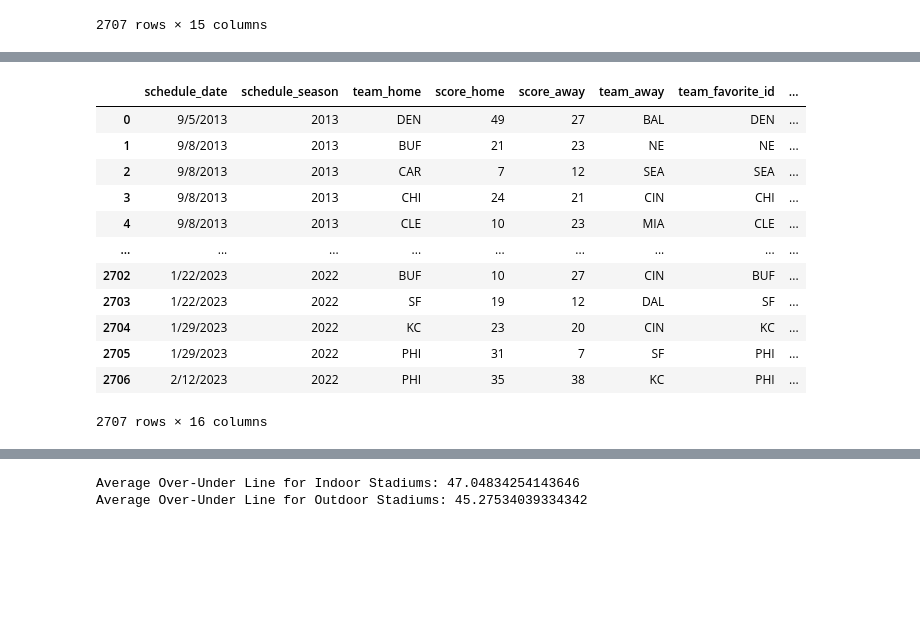
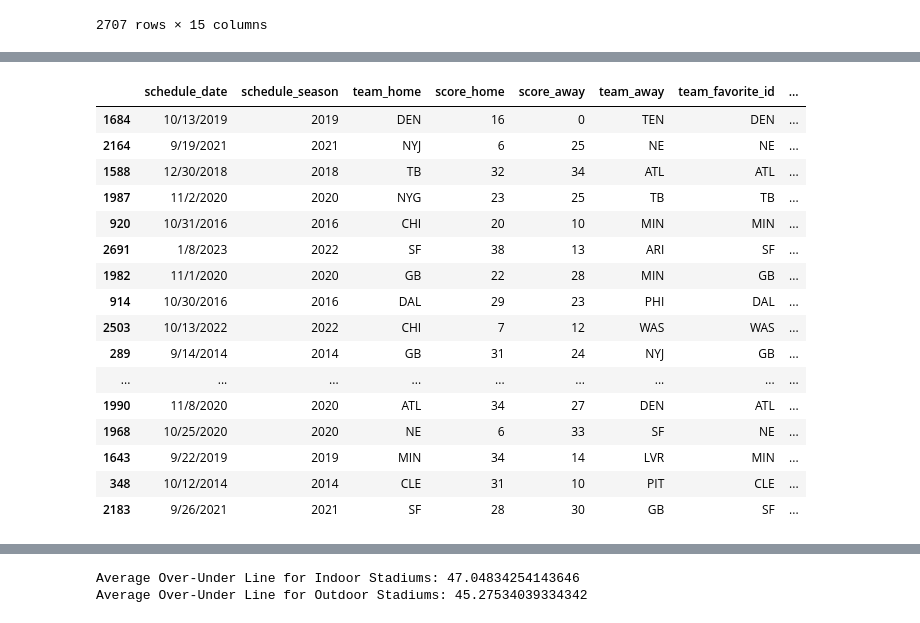
Before and after one commit to dadario10/Betting_Analytics_Project, a Jupyter notebook: stadiums.ipynb, the cells around one changed output, grey strips where cells are left out. Saved outputs shown, nothing was run; the diff lists cells and outputs as text; code cells hidden in the pictures; blank space fills up the shorter version.

```diff
--- a/stadiums.ipynb
+++ b/stadiums.ipynb
@@ -93,7 +102,8 @@ filtered_stadium_df["stadium_type"] = ""
 #re-order columns in desired order
 final_stadium_df = filtered_stadium_df[["schedule_date", "schedule_season", "team_home", "score_home", "score_away",
                                         "team_away", "team_favorite_id", "game_winner", "spread_favorite", "over_under_line",
-                                          "stadium", "stadium_type", "weather_temperature", "weather_wind_mph", "weather_humidity" ]]
+                                        "stadium", "stadium_type", "weather_temperature", "weather_wind_mph", "weather_humidity" ]].rename(columns={"weather_temperature":"weather_temperature(°F)",
+                                        "weather_humidity":"weather_humidity(%)"})
 final_stadium_df
 # %% [output]
 |  | schedule_date | schedule_season | team_home | score_home | score_away | team_away | team_favorite_id | ... |
@@ -179,24 +176,29 @@ final_stadium_df
 # %%
 #create home_team_won column using 1 = home team won game, 0 = loss (away team won)
 final_stadium_df["home_team_won"] = final_stadium_df.apply(lambda row: int(row["team_home"] == row["game_winner"]), axis=1)
 
 #new df to include column in desired order
 winner_stadium_df = final_stadium_df[["schedule_date", "schedule_season", "team_home", "score_home", "score_away", "team_away", "team_favorite_id",
-                                        "game_winner", "home_team_won", "spread_favorite", "over_under_line", "stadium", "stadium_type", "weather_temperature", "weather_wind_mph", "weather_humidity" ]]
+                                        "game_winner", "home_team_won", "spread_favorite", "over_under_line", "stadium", "stadium_type", "weather_temperature(°F)", "weather_wind_mph", "weather_humidity(%)" ]]
+
 
 winner_stadium_df.to_csv("output_data/Justin_nfl.csv")
-winner_stadium_df
+winner_stadium_df.sample(20)
 # %% [output]
 |  | schedule_date | schedule_season | team_home | score_home | score_away | team_away | team_favorite_id | ... |
-| 0 | 9/5/2013 | 2013 | DEN | 49 | 27 | BAL | DEN | ... |
-| 1 | 9/8/2013 | 2013 | BUF | 21 | 23 | NE | NE | ... |
-| 2 | 9/8/2013 | 2013 | CAR | 7 | 12 | SEA | SEA | ... |
-| 3 | 9/8/2013 | 2013 | CHI | 24 | 21 | CIN | CHI | ... |
-| 4 | 9/8/2013 | 2013 | CLE | 10 | 23 | MIA | CLE | ... |
+| 1684 | 10/13/2019 | 2019 | DEN | 16 | 0 | TEN | DEN | ... |
+| 2164 | 9/19/2021 | 2021 | NYJ | 6 | 25 | NE | NE | ... |
+| 1588 | 12/30/2018 | 2018 | TB | 32 | 34 | ATL | ATL | ... |
+| 1987 | 11/2/2020 | 2020 | NYG | 23 | 25 | TB | TB | ... |
+| 920 | 10/31/2016 | 2016 | CHI | 20 | 10 | MIN | MIN | ... |
+| 2691 | 1/8/2023 | 2022 | SF | 38 | 13 | ARI | SF | ... |
+| 1982 | 11/1/2020 | 2020 | GB | 22 | 28 | MIN | GB | ... |
+| 914 | 10/30/2016 | 2016 | DAL | 29 | 23 | PHI | DAL | ... |
+| 2503 | 10/13/2022 | 2022 | CHI | 7 | 12 | WAS | WAS | ... |
+| 289 | 9/14/2014 | 2014 | GB | 31 | 24 | NYJ | GB | ... |
 | ... | ... | ... | ... | ... | ... | ... | ... | ... |
-| 2702 | 1/22/2023 | 2022 | BUF | 10 | 27 | CIN | BUF | ... |
-| 2703 | 1/22/2023 | 2022 | SF | 19 | 12 | DAL | SF | ... |
-| 2704 | 1/29/2023 | 2022 | KC | 23 | 20 | CIN | KC | ... |
-| 2705 | 1/29/2023 | 2022 | PHI | 31 | 7 | SF | PHI | ... |
-| 2706 | 2/12/2023 | 2022 | PHI | 35 | 38 | KC | PHI | ... |
+| 1990 | 11/8/2020 | 2020 | ATL | 34 | 27 | DEN | ATL | ... |
+| 1968 | 10/25/2020 | 2020 | NE | 6 | 33 | SF | NE | ... |
+| 1643 | 9/22/2019 | 2019 | MIN | 34 | 14 | LVR | MIN | ... |
+| 348 | 10/12/2014 | 2014 | CLE | 31 | 10 | PIT | CLE | ... |
+| 2183 | 9/26/2021 | 2021 | SF | 28 | 30 | GB | SF | ... |
-2707 rows × 16 columns
```
Also changed, not shown: parts of 23 cells of this notebook, 13 other files.
